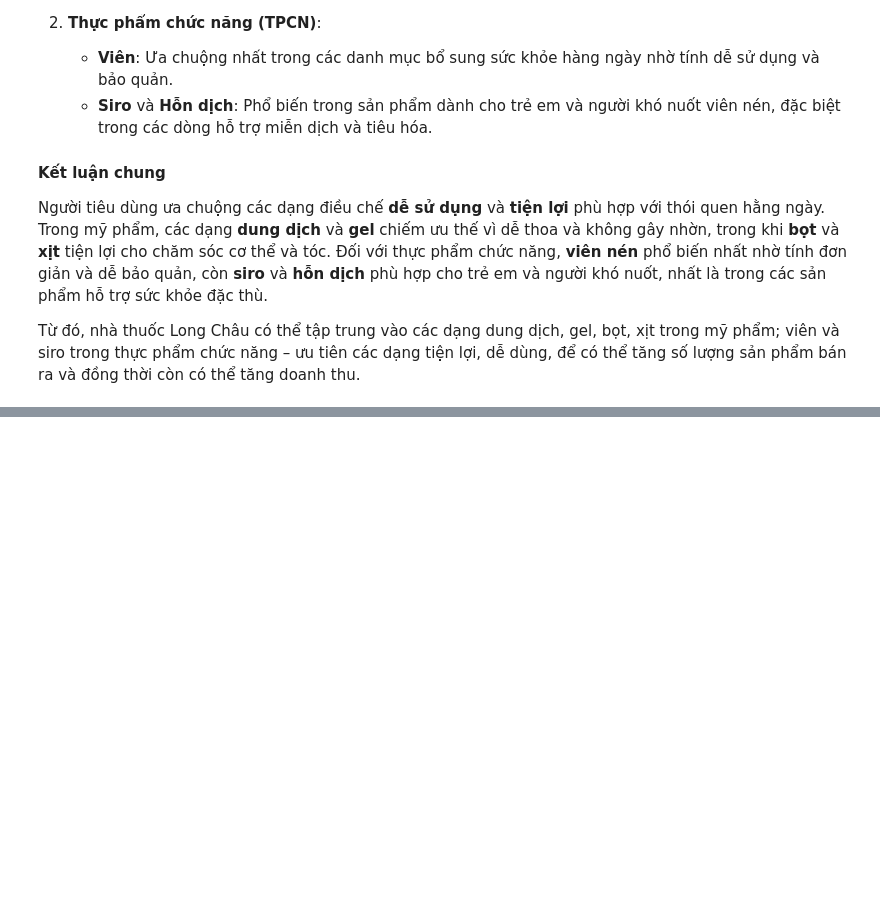
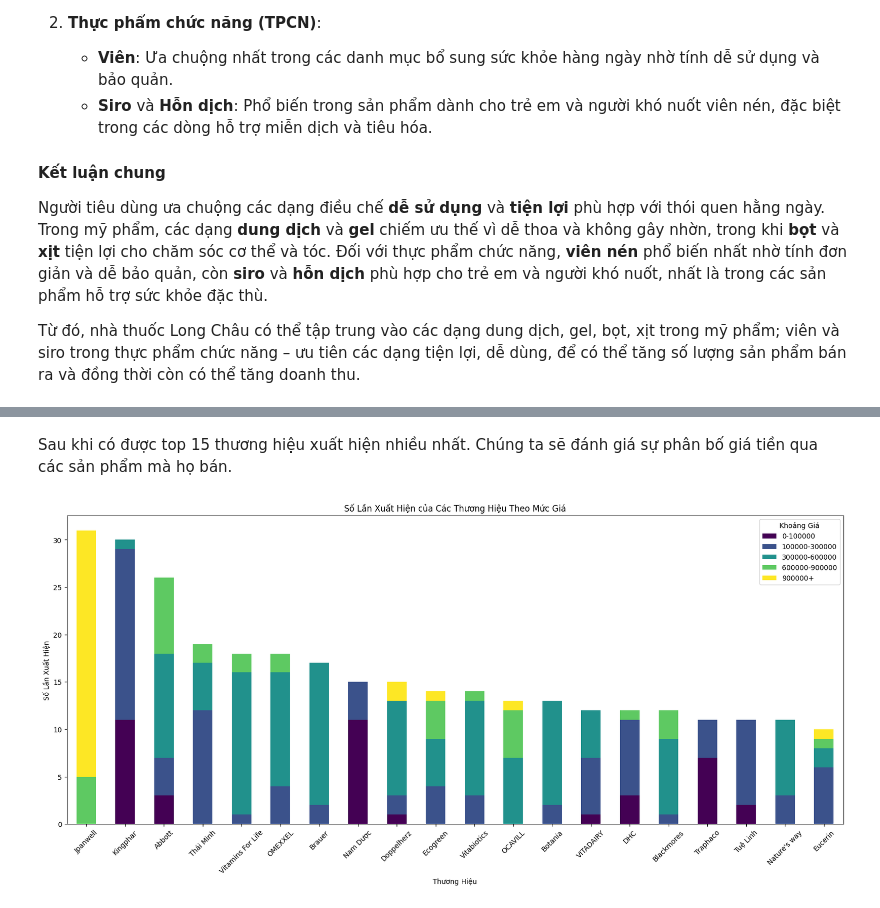
Before and after one commit to LLH-07/Introduction-to-Data-Science-22KHDL1, a Jupyter notebook: Visulaization.ipynb, the cells around one changed output, grey strips where cells are left out. Saved outputs shown, nothing was run; the diff lists cells and outputs as text; code cells hidden in the pictures; blank space fills up the shorter version.

```diff
--- a/Visulaization.ipynb
+++ b/Visulaization.ipynb
@@ -688,0 +711,30 @@ Từ đó, nhà thuốc Long Châu có thể tập trung vào các dạng dung d
+# %% [markdown]
+Sau khi có được top 15 thương hiệu xuất hiện nhiều nhất. Chúng ta sẽ đánh giá sự phân bố giá tiền qua các sản phẩm mà họ bán.
+# %%
+
+# Giả sử các cột có tên 'Thuong_Hieu' và 'Gia_Tien'
+brand_column = 'Trademark'
+price_column = 'Price'
+
+# Xác định các khoảng giá tiền
+bins = [0, 100000, 300000, 600000, 900000,  float('inf')]
+labels = ['0-100000', '100000-300000', '300000-600000', '600000-900000','900000+']
+df['Price_Range'] = pd.cut(df[price_column], bins=bins, labels=labels)
+
+# Đếm số lần xuất hiện của mỗi giá trị trong cột 'Thuong_Hieu' và 'Price_Range'
+stacked_data = df.groupby([brand_column, 'Price_Range']).size().unstack().fillna(0)
+
+# Lấy 10 thương hiệu phổ biến nhất
+top_20_brands = df[brand_column].value_counts().head(20).index
+stacked_data = stacked_data.loc[top_20_brands]
+
+# Tạo biểu đồ cột xếp chồng
+stacked_data.plot(kind='bar', stacked=True, figsize=(20, 8), colormap='viridis')
+plt.xlabel('Thương Hiệu')
+plt.ylabel('Số Lần Xuất Hiện')
+plt.title('Số Lần Xuất Hiện của Các Thương Hiệu Theo Mức Giá')
+plt.legend(title='Khoảng Giá')
+plt.xticks(rotation=45)
+plt.show()
+# %% [output]
+[figure, added]
```
Also changed, not shown: parts of 3 cells of this notebook.
